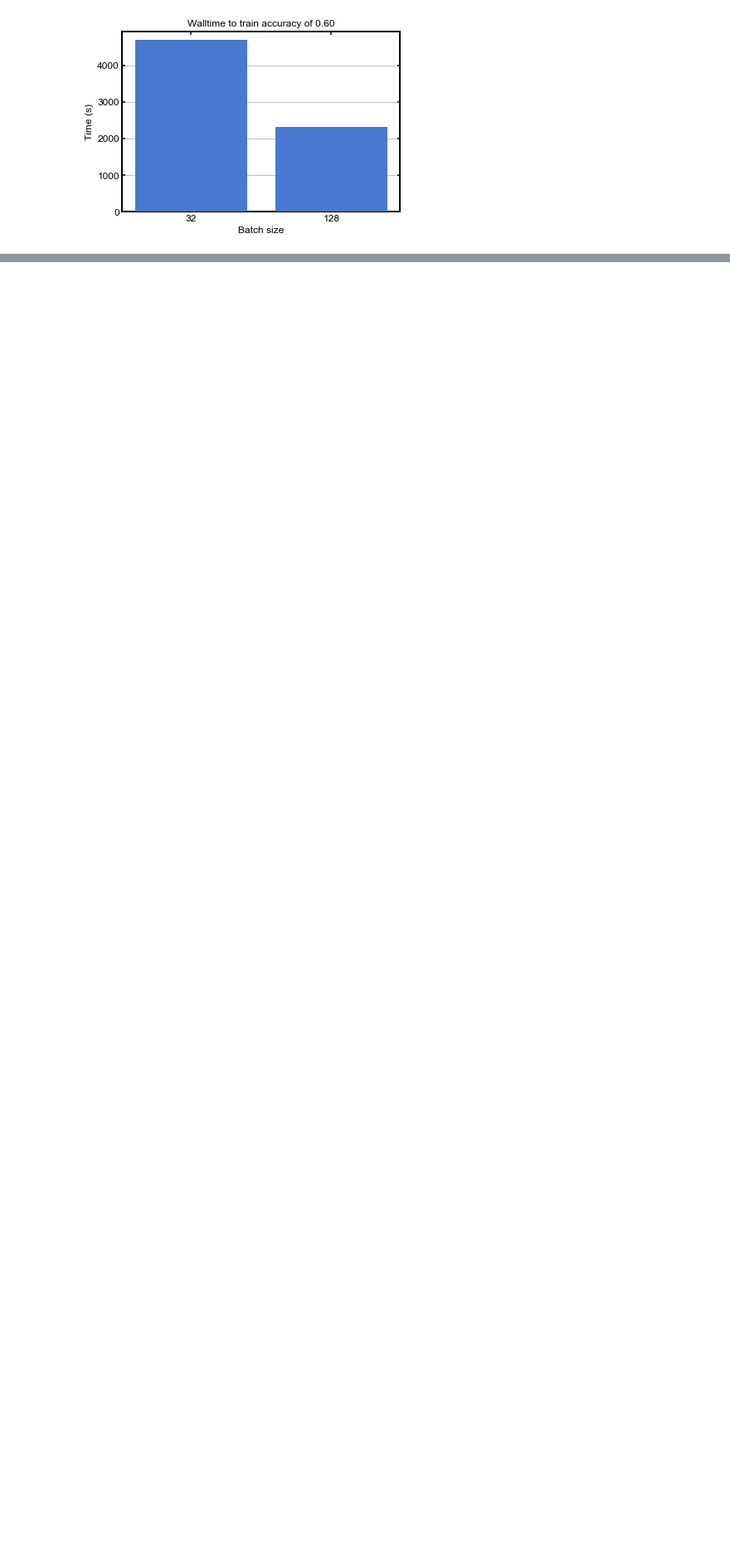
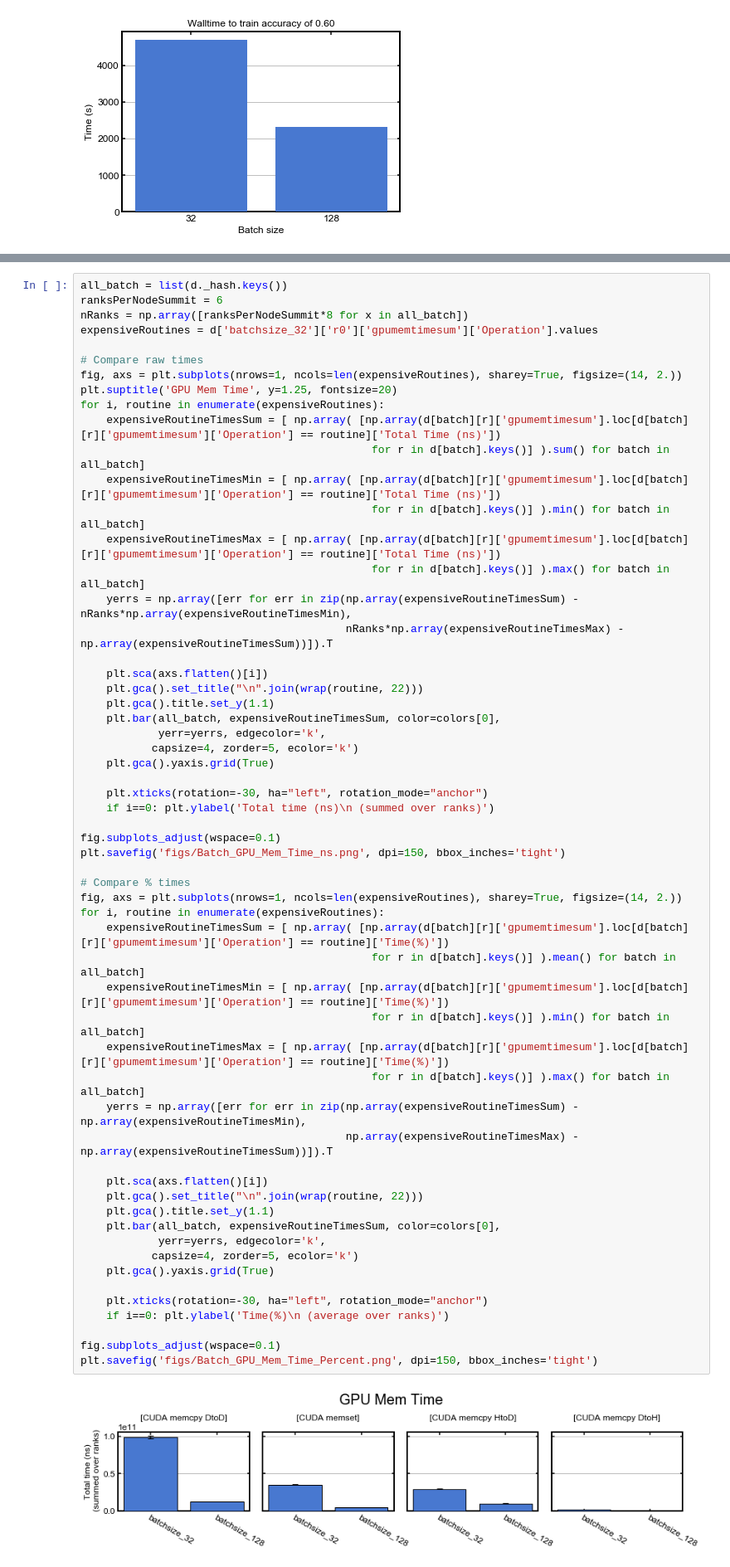
Before and after one commit to mrowan137/ml-performance-benchmark, a Jupyter notebook: resnet/analysis/plot_time_vs_batchsize.ipynb, the cells around one changed output, grey strips where cells are left out. Shown at 83% size. Cells and saved outputs as stored; diff of their text form; blank space fills up the shorter version.

```diff
--- a/resnet/analysis/plot_time_vs_batchsize.ipynb
+++ b/resnet/analysis/plot_time_vs_batchsize.ipynb
@@ -77,0 +172,60 @@ plt.xticks(x, labels=batch_size);
+# %%
+all_batch = list(d._hash.keys())
+ranksPerNodeSummit = 6
+nRanks = np.array([ranksPerNodeSummit*8 for x in all_batch])
+expensiveRoutines = d['batchsize_32']['r0']['gpumemtimesum']['Operation'].values
+
+# Compare raw times
+fig, axs = plt.subplots(nrows=1, ncols=len(expensiveRoutines), sharey=True, figsize=(14, 2.))
+plt.suptitle('GPU Mem Time', y=1.25, fontsize=20)
+for i, routine in enumerate(expensiveRoutines):
+    expensiveRoutineTimesSum = [ np.array( [np.array(d[batch][r]['gpumemtimesum'].loc[d[batch][r]['gpumemtimesum']['Operation'] == routine]['Total Time (ns)'])
+                                             for r in d[batch].keys()] ).sum() for batch in all_batch]
+    expensiveRoutineTimesMin = [ np.array( [np.array(d[batch][r]['gpumemtimesum'].loc[d[batch][r]['gpumemtimesum']['Operation'] == routine]['Total Time (ns)'])
+                                             for r in d[batch].keys()] ).min() for batch in all_batch]
+    expensiveRoutineTimesMax = [ np.array( [np.array(d[batch][r]['gpumemtimesum'].loc[d[batch][r]['gpumemtimesum']['Operation'] == routine]['Total Time (ns)'])
+                                             for r in d[batch].keys()] ).max() for batch in all_batch]
+    yerrs = np.array([err for err in zip(np.array(expensiveRoutineTimesSum) - nRanks*np.array(expensiveRoutineTimesMin),
+                                         nRanks*np.array(expensiveRoutineTimesMax) - np.array(expensiveRoutineTimesSum))]).T
+
+    plt.sca(axs.flatten()[i])
+    plt.gca().set_title("\n".join(wrap(routine, 22)))
+    plt.gca().title.set_y(1.1)
+    plt.bar(all_batch, expensiveRoutineTimesSum, color=colors[0],
+            yerr=yerrs, edgecolor='k',
+           capsize=4, zorder=5, ecolor='k')
+    plt.gca().yaxis.grid(True)
+
+    plt.xticks(rotation=-30, ha="left", rotation_mode="anchor")
+    if i==0: plt.ylabel('Total time (ns)\n (summed over ranks)')
+
+fig.subplots_adjust(wspace=0.1)
+plt.savefig('figs/Batch_GPU_Mem_Time_ns.png', dpi=150, bbox_inches='tight')
+
+# Compare % times
+fig, axs = plt.subplots(nrows=1, ncols=len(expensiveRoutines), sharey=True, figsize=(14, 2.))
+for i, routine in enumerate(expensiveRoutines):
+    expensiveRoutineTimesSum = [ np.array( [np.array(d[batch][r]['gpumemtimesum'].loc[d[batch][r]['gpumemtimesum']['Operation'] == routine]['Time(%)'])
+                                             for r in d[batch].keys()] ).mean() for batch in all_batch]
+    expensiveRoutineTimesMin = [ np.array( [np.array(d[batch][r]['gpumemtimesum'].loc[d[batch][r]['gpumemtimesum']['Operation'] == routine]['Time(%)'])
+                                             for r in d[batch].keys()] ).min() for batch in all_batch]
+    expensiveRoutineTimesMax = [ np.array( [np.array(d[batch][r]['gpumemtimesum'].loc[d[batch][r]['gpumemtimesum']['Operation'] == routine]['Time(%)'])
+                                             for r in d[batch].keys()] ).max() for batch in all_batch]
+    yerrs = np.array([err for err in zip(np.array(expensiveRoutineTimesSum) - np.array(expensiveRoutineTimesMin),
+                                         np.array(expensiveRoutineTimesMax) - np.array(expensiveRoutineTimesSum))]).T
+
+    plt.sca(axs.flatten()[i])
+    plt.gca().set_title("\n".join(wrap(routine, 22)))
+    plt.gca().title.set_y(1.1)
+    plt.bar(all_batch, expensiveRoutineTimesSum, color=colors[0],
+            yerr=yerrs, edgecolor='k',
+           capsize=4, zorder=5, ecolor='k')
+    plt.gca().yaxis.grid(True)
+
+    plt.xticks(rotation=-30, ha="left", rotation_mode="anchor")
+    if i==0: plt.ylabel('Time(%)\n (average over ranks)')
+
+fig.subplots_adjust(wspace=0.1)
+plt.savefig('figs/Batch_GPU_Mem_Time_Percent.png', dpi=150, bbox_inches='tight')
+# %% [output]
+[figure, added]
```
Also changed, not shown: parts of 12 cells of this notebook, 9 other files.
